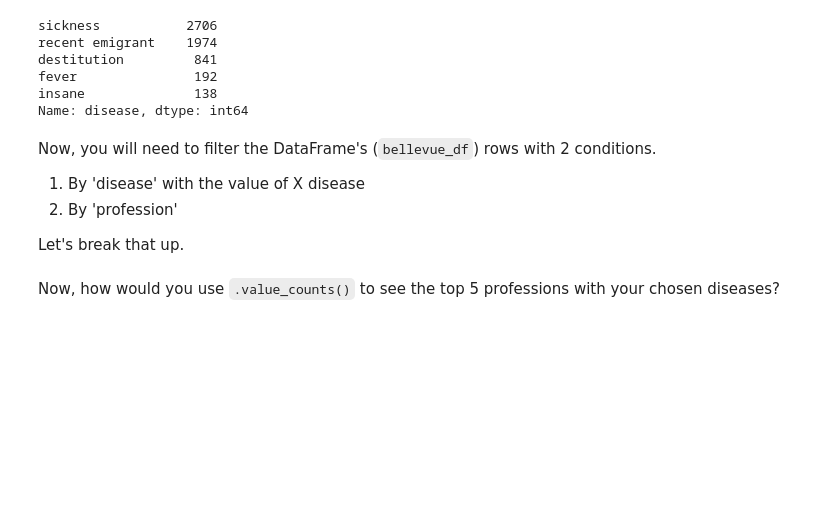
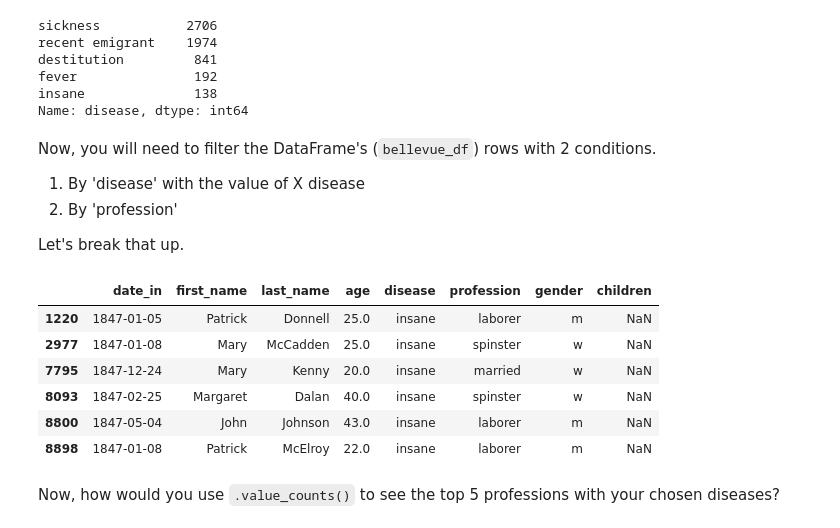
Before and after one commit to emileewrightvt/3844f23-writing-digital-media, a Jupyter notebook: book/03-Pandas-Data-Analysis/01-Pandas-Basics-Part1.ipynb, the cells around one changed output. Saved outputs shown, nothing was run; the diff lists cells and outputs as text; code cells hidden in the pictures; blank space fills up the shorter version.

```diff
--- a/book/03-Pandas-Data-Analysis/01-Pandas-Basics-Part1.ipynb
+++ b/book/03-Pandas-Data-Analysis/01-Pandas-Basics-Part1.ipynb
@@ -725,12 +725,20 @@ Let's break that up.
 # %%
 # Note a couple things when slicing a subset of the entire column:
 # 1. First reference the entire DF: bellevue_df
 # 2. Then inside the scope of the square brackets [], write your condition
 # 3. The condition includes a reference to the Series of interest: bellevue_df['sent_to']
 # 4. The == means 'equals'
 # 5. The disease value, which is a String '', needs to be the exact value that we are interested in slicing.
 # NOTE: If we were even slightly off with the value, we'd return nothing or unwanted values.
-df_subset = bellevue_df[bellevue_df['disease'] == #ENTER DISEASE STRING HERE]
-df_subset.head()
+df_subset = bellevue_df[bellevue_df['disease'] == 'insane']
+df_subset.head(6)
+# %% [output]
+|  | date_in | first_name | last_name | age | disease | profession | gender | children |
+| 1220 | 1847-01-05 | Patrick | Donnell | 25.0 | insane | laborer | m | NaN |
+| 2977 | 1847-01-08 | Mary | McCadden | 25.0 | insane | spinster | w | NaN |
+| 7795 | 1847-12-24 | Mary | Kenny | 20.0 | insane | married | w | NaN |
+| 8093 | 1847-02-25 | Margaret | Dalan | 40.0 | insane | spinster | w | NaN |
+| 8800 | 1847-05-04 | John | Johnson | 43.0 | insane | laborer | m | NaN |
+| 8898 | 1847-01-08 | Patrick | McElroy | 22.0 | insane | laborer | m | NaN |
 # %% [markdown]
 Now, how would you use `.value_counts()` to see the top 5 professions with your chosen diseases?
```
Also changed, not shown: parts of 2 cells of this notebook, 1 other file.
